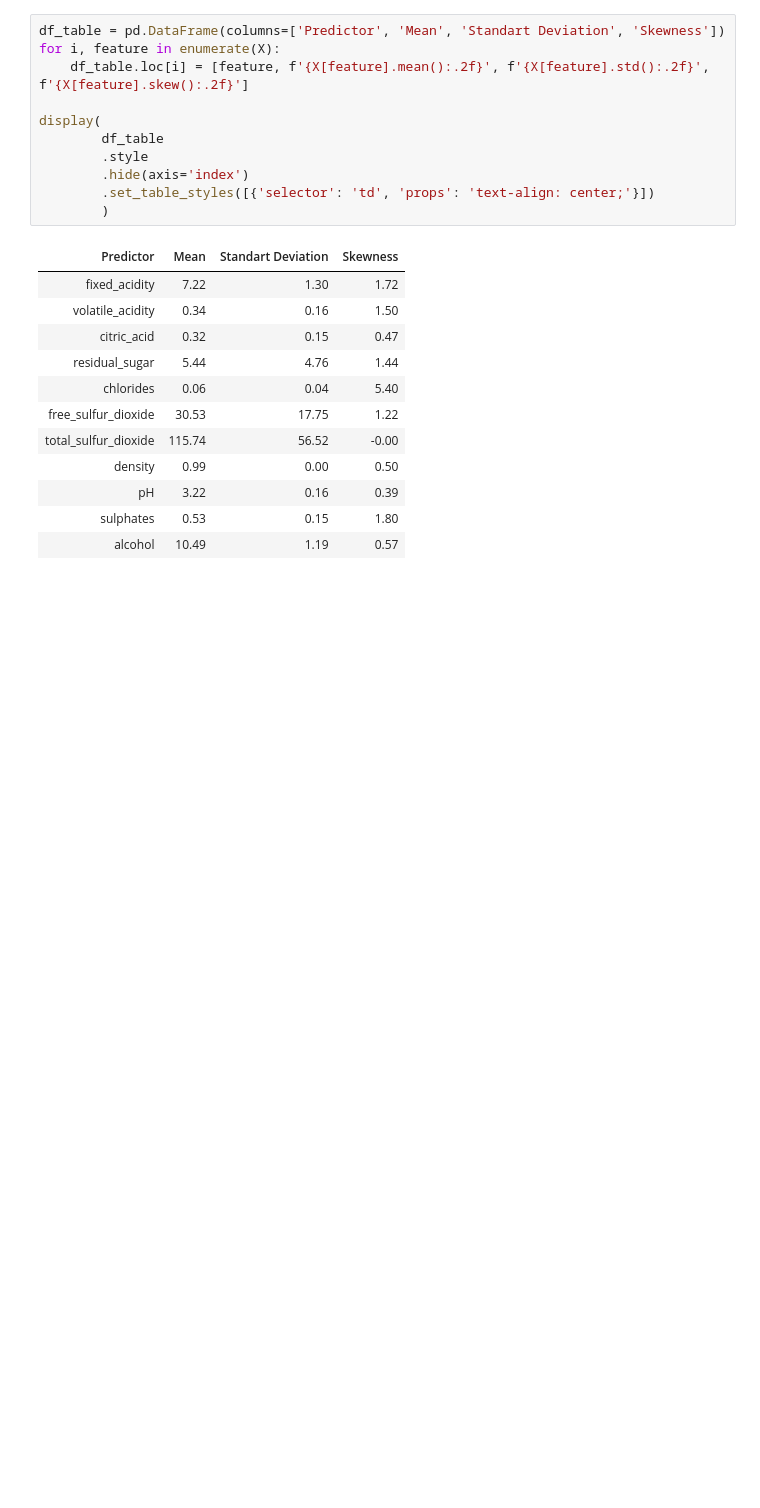
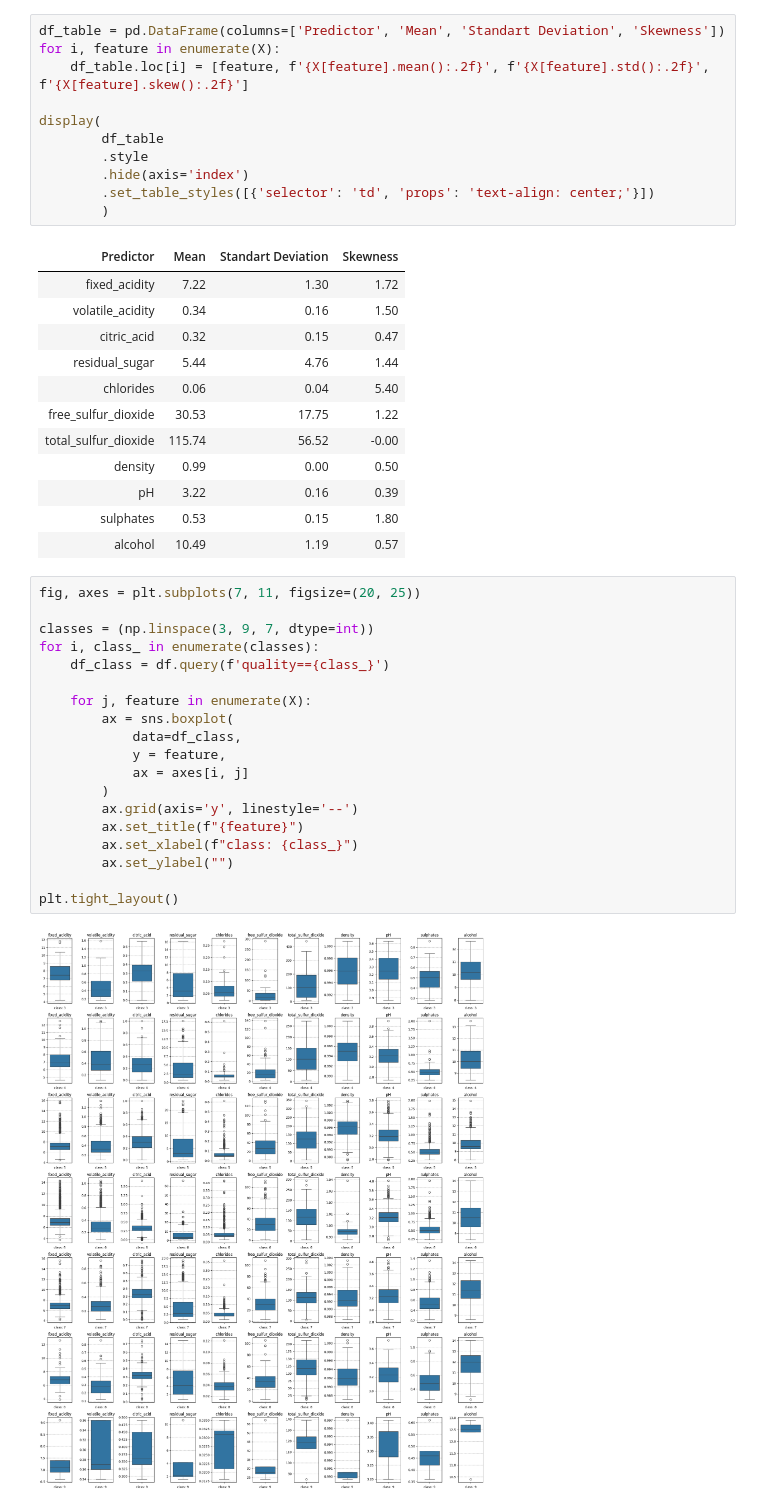
Before and after one commit to pauloricms12/ICA_HM1, a Jupyter notebook: data.ipynb, the cells around one changed output. Drawn from its saved outputs; the diff is of its cells as text; blank space fills up the shorter version.

```diff
--- a/data.ipynb
+++ b/data.ipynb
@@ -135,3 +136,24 @@ display(
 | pH | 3.22 | 0.16 | 0.39 |
 | sulphates | 0.53 | 0.15 | 1.80 |
 | alcohol | 10.49 | 1.19 | 0.57 |
+# %%
+fig, axes = plt.subplots(7, 11, figsize=(20, 25))
+
+classes = (np.linspace(3, 9, 7, dtype=int))
+for i, class_ in enumerate(classes):
+    df_class = df.query(f'quality=={class_}')
+
+    for j, feature in enumerate(X):
+        ax = sns.boxplot(
+            data=df_class,
+            y = feature,
+            ax = axes[i, j]
+        )
+        ax.grid(axis='y', linestyle='--')
+        ax.set_title(f"{feature}")
+        ax.set_xlabel(f"class: {class_}")
+        ax.set_ylabel("")
+
+plt.tight_layout()
+# %% [output]
+[figure, added]
```
Also changed, not shown: parts of 3 cells of this notebook.
